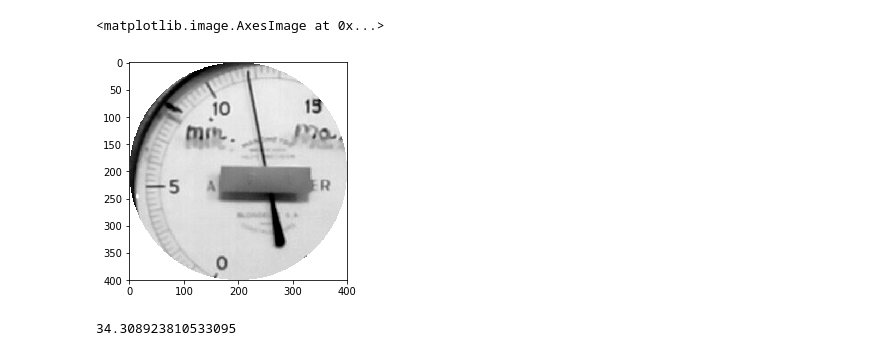
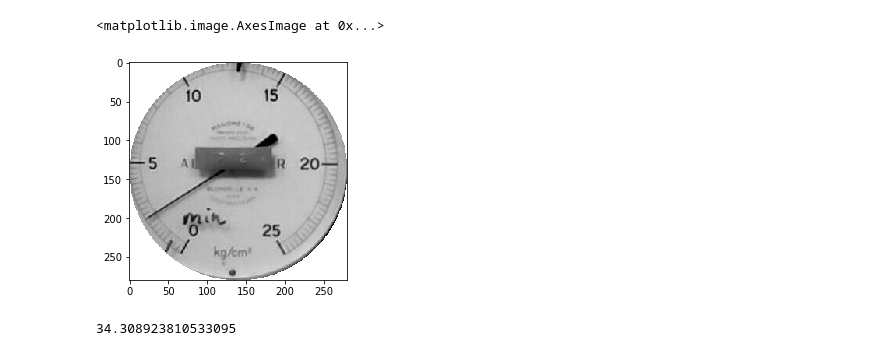
Before and after one commit to mastrovalentz/reader_manometro, a Jupyter notebook: LettoreLancetta.ipynb, the cells around one changed output. Saved outputs shown, nothing was run; the diff lists cells and outputs as text; code cells hidden in the pictures.

```diff
--- a/LettoreLancetta.ipynb
+++ b/LettoreLancetta.ipynb
@@ -37,3 +35,5 @@ im = images[0]
+# %%
+im = Image.open("cropped_images/cropped_2021041414.jpg")
 # %%
 plt.imshow(im)
 # %% [output]
@@ -148,27 +146,27 @@ angle= 100.95393627176087
 # %%
 def crop_circle_jpg(m, cx, cy, r):
     m_crop = np.ones((2*r,2*r,m.shape[2]), dtype=np.int32)*255
     for i in range(2*r):
         for j in range(2*r):
             ii=cx-r+i
             jj=cy-r+j
             if np.sqrt(np.square(ii-cx)+np.square(jj-cy))<r:
                 m_crop[i,j]=m[ii,jj]
     return m_crop
 
 
 
 im_mat=np.asarray(im)
 
 
-im_crop = crop_circle_jpg(im_mat, 250, 850, 200)
+im_crop = crop_circle_jpg(im_mat, 180,180,140)
 
 
 
 plt.imshow(im_crop)
 # %% [output]
 <matplotlib.image.AxesImage at 0x...>
-[figure, old version]
+[figure, new version]
 # %%
 im_left  = crop_circle_jpg(im_mat, 270,270,150)
 im_rigth = crop_circle_jpg(im_mat, 250,900,200)
```
Also changed, not shown: parts of 8 cells of this notebook, 8 other files.
